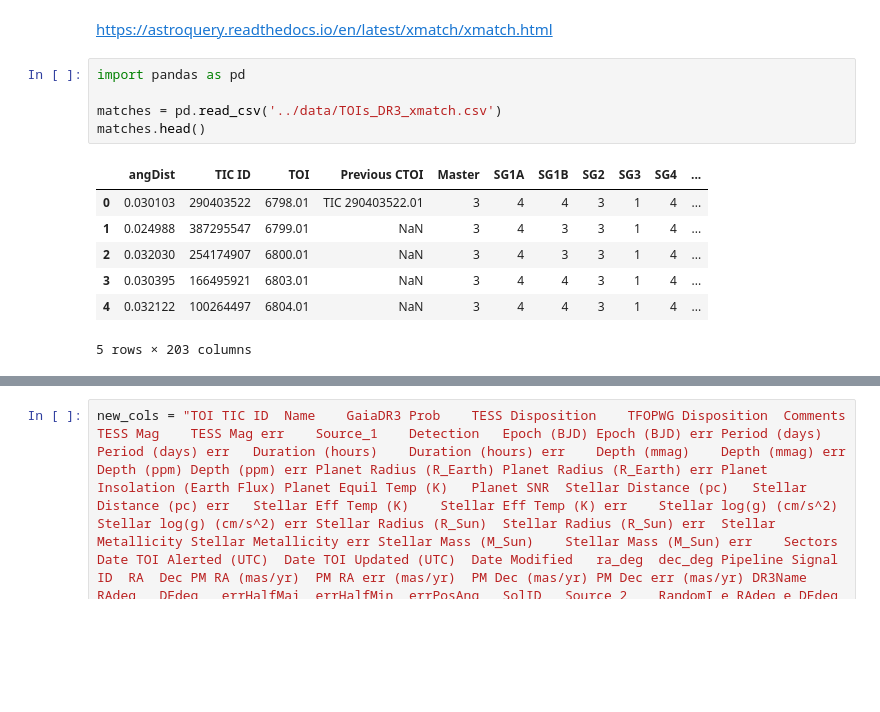
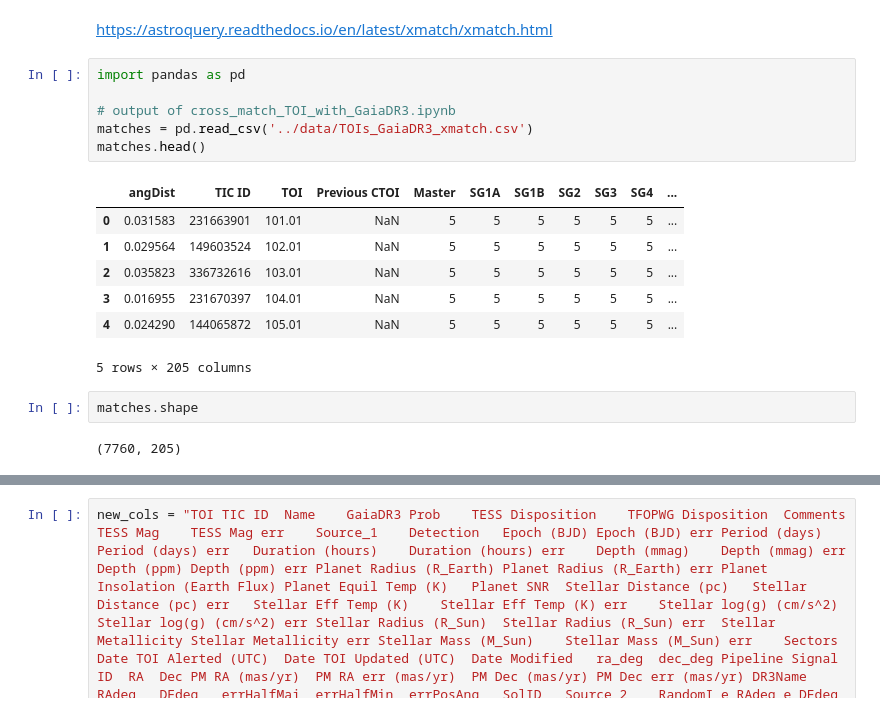
Before and after one commit to jpdeleon/wakai, a Jupyter notebook: notebooks/crossmatch_TOI_with_CantatGaudin2020.ipynb, the cells around one changed output, grey strips where cells are left out. Cells and saved outputs as stored; diff of their text form; blank space fills up the shorter version.

```diff
--- a/notebooks/crossmatch_TOI_with_CantatGaudin2020.ipynb
+++ b/notebooks/crossmatch_TOI_with_CantatGaudin2020.ipynb
@@ -83,16 +85,21 @@ https://astroquery.readthedocs.io/en/latest/xmatch/xmatch.html
 # %%
 import pandas as pd
 
-matches = pd.read_csv('../data/TOIs_DR3_xmatch.csv')
+# output of cross_match_TOI_with_GaiaDR3.ipynb
+matches = pd.read_csv('../data/TOIs_GaiaDR3_xmatch.csv')
 matches.head()
 # %% [output]
 |  | angDist | TIC ID | TOI | Previous CTOI | Master | SG1A | SG1B | SG2 | SG3 | SG4 | ... |
-| 0 | 0.030103 | 290403522 | 6798.01 | TIC 290403522.01 | 3 | 4 | 4 | 3 | 1 | 4 | ... |
-| 1 | 0.024988 | 387295547 | 6799.01 | NaN | 3 | 4 | 3 | 3 | 1 | 4 | ... |
-| 2 | 0.032030 | 254174907 | 6800.01 | NaN | 3 | 4 | 3 | 3 | 1 | 4 | ... |
-| 3 | 0.030395 | 166495921 | 6803.01 | NaN | 3 | 4 | 4 | 3 | 1 | 4 | ... |
-| 4 | 0.032122 | 100264497 | 6804.01 | NaN | 3 | 4 | 4 | 3 | 1 | 4 | ... |
+| 0 | 0.031583 | 231663901 | 101.01 | NaN | 5 | 5 | 5 | 5 | 5 | 5 | ... |
+| 1 | 0.029564 | 149603524 | 102.01 | NaN | 5 | 5 | 5 | 5 | 5 | 5 | ... |
+| 2 | 0.035823 | 336732616 | 103.01 | NaN | 5 | 5 | 5 | 5 | 5 | 5 | ... |
+| 3 | 0.016955 | 231670397 | 104.01 | NaN | 5 | 5 | 5 | 5 | 5 | 5 | ... |
+| 4 | 0.024290 | 144065872 | 105.01 | NaN | 5 | 5 | 5 | 5 | 5 | 5 | ... |
-5 rows × 203 columns
+5 rows × 205 columns
+# %%
+matches.shape
+# %% [output]
+(7760, 205)
 # %%
 matches.loc[:, 'GaiaDR3'] = matches['DR3Name'].apply(lambda x: int(x.split()[-1]))
 final = pd.merge(df_mem, matches, on='GaiaDR3')
```
Also changed, not shown: parts of 6 cells of this notebook, 15 other files.
